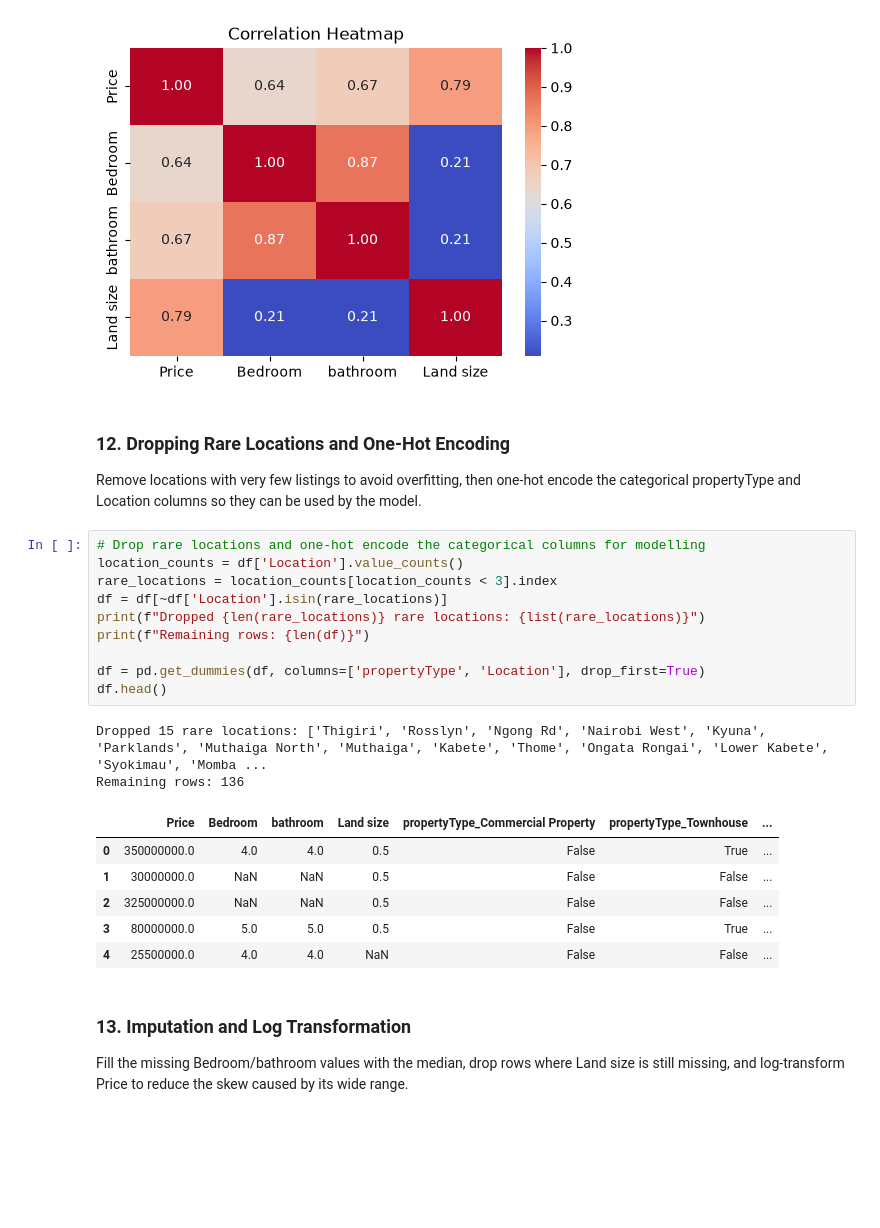
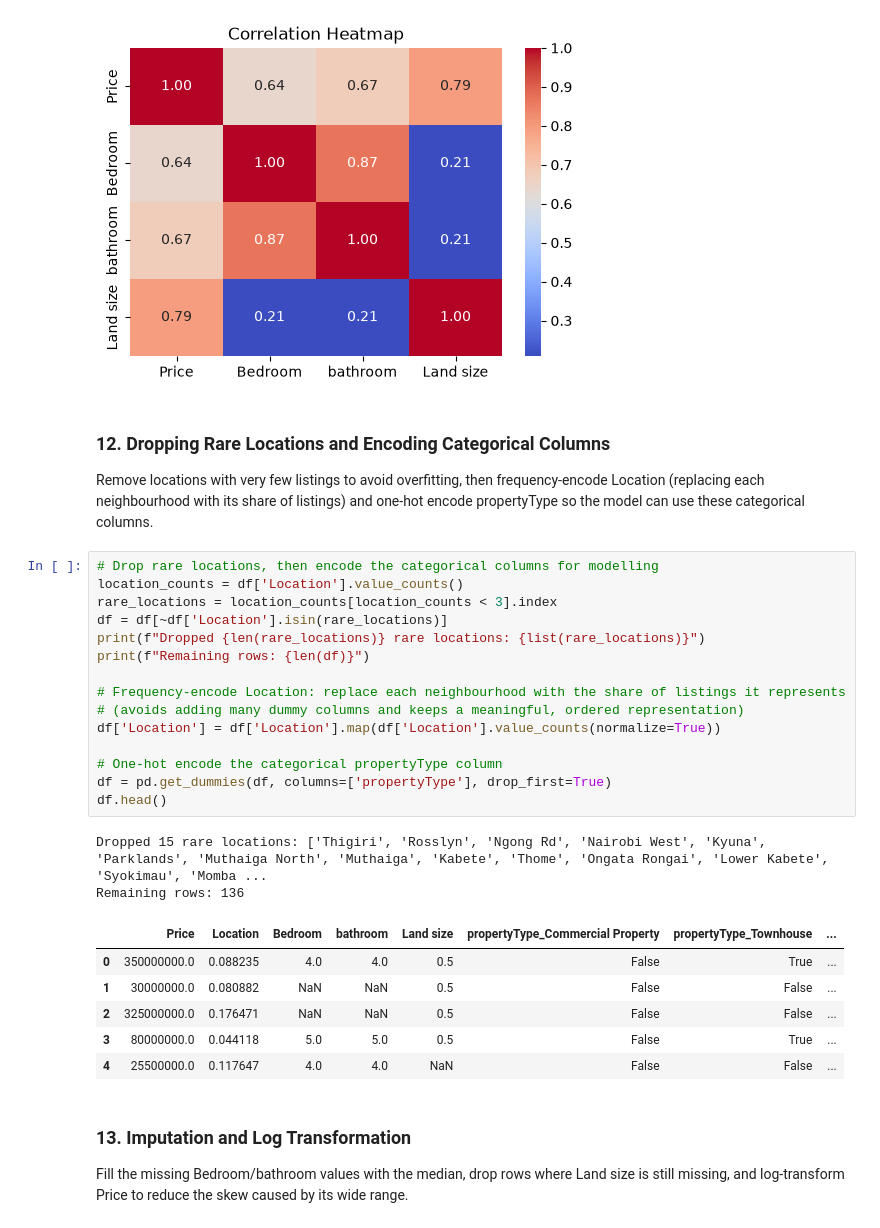
Before and after one commit to WillardDev/Machine_Learning_Foundation, a Jupyter notebook: Linear_Regression(1).ipynb, the cells around one changed output. Drawn from its saved outputs; the diff is of its cells as text; blank space fills up the shorter version.

```diff
--- a/Linear_Regression(1).ipynb
+++ b/Linear_Regression(1).ipynb
@@ -209,28 +209,33 @@ plt.show()
 # %% [output]
 [figure]
 # %% [markdown]
-### 12. Dropping Rare Locations and One-Hot Encoding
+### 12. Dropping Rare Locations and Encoding Categorical Columns
 
-Remove locations with very few listings to avoid overfitting, then one-hot encode the categorical propertyType and Location columns so they can be used by the model.
+Remove locations with very few listings to avoid overfitting, then frequency-encode Location (replacing each neighbourhood with its share of listings) and one-hot encode propertyType so the model can use these categorical columns.
 # %%
-# Drop rare locations and one-hot encode the categorical columns for modelling
+# Drop rare locations, then encode the categorical columns for modelling
 location_counts = df['Location'].value_counts()
 rare_locations = location_counts[location_counts < 3].index
 df = df[~df['Location'].isin(rare_locations)]
 print(f"Dropped {len(rare_locations)} rare locations: {list(rare_locations)}")
 print(f"Remaining rows: {len(df)}")
 
-df = pd.get_dummies(df, columns=['propertyType', 'Location'], drop_first=True)
+# Frequency-encode Location: replace each neighbourhood with the share of listings it represents
+# (avoids adding many dummy columns and keeps a meaningful, ordered representation)
+df['Location'] = df['Location'].map(df['Location'].value_counts(normalize=True))
+
+# One-hot encode the categorical propertyType column
+df = pd.get_dummies(df, columns=['propertyType'], drop_first=True)
 df.head()
 # %% [output]
 Dropped 15 rare locations: ['Thigiri', 'Rosslyn', 'Ngong Rd', 'Nairobi West', 'Kyuna', 'Parklands', 'Muthaiga North', 'Muthaiga', 'Kabete', 'Thome', 'Ongata Rongai', 'Lower Kabete', 'Syokimau', 'Momba ...
 Remaining rows: 136
-|  | Price | Bedroom | bathroom | Land size | propertyType_Commercial Property | propertyType_Townhouse | ... |
-| 0 | 350000000.0 | 4.0 | 4.0 | 0.5 | False | True | ... |
-| 1 | 30000000.0 | NaN | NaN | 0.5 | False | False | ... |
-| 2 | 325000000.0 | NaN | NaN | 0.5 | False | False | ... |
-| 3 | 80000000.0 | 5.0 | 5.0 | 0.5 | False | True | ... |
-| 4 | 25500000.0 | 4.0 | 4.0 | NaN | False | False | ... |
+|  | Price | Location | Bedroom | bathroom | Land size | propertyType_Commercial Property | propertyType_Townhouse | ... |
+| 0 | 350000000.0 | 0.088235 | 4.0 | 4.0 | 0.5 | False | True | ... |
+| 1 | 30000000.0 | 0.080882 | NaN | NaN | 0.5 | False | False | ... |
+| 2 | 325000000.0 | 0.176471 | NaN | NaN | 0.5 | False | False | ... |
+| 3 | 80000000.0 | 0.044118 | 5.0 | 5.0 | 0.5 | False | True | ... |
+| 4 | 25500000.0 | 0.117647 | 4.0 | 4.0 | NaN | False | False | ... |
 # %% [markdown]
 ### 13. Imputation and Log Transformation
 
```
Also changed, not shown: parts of 15 cells of this notebook.
